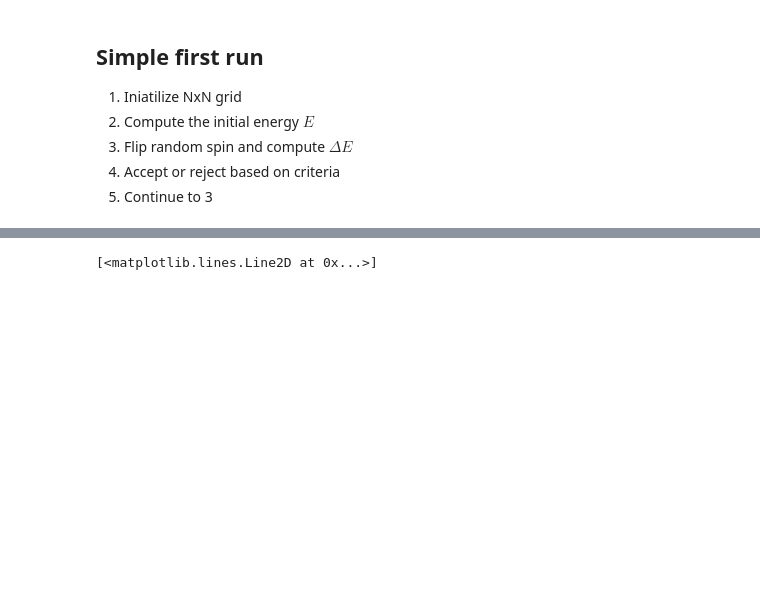
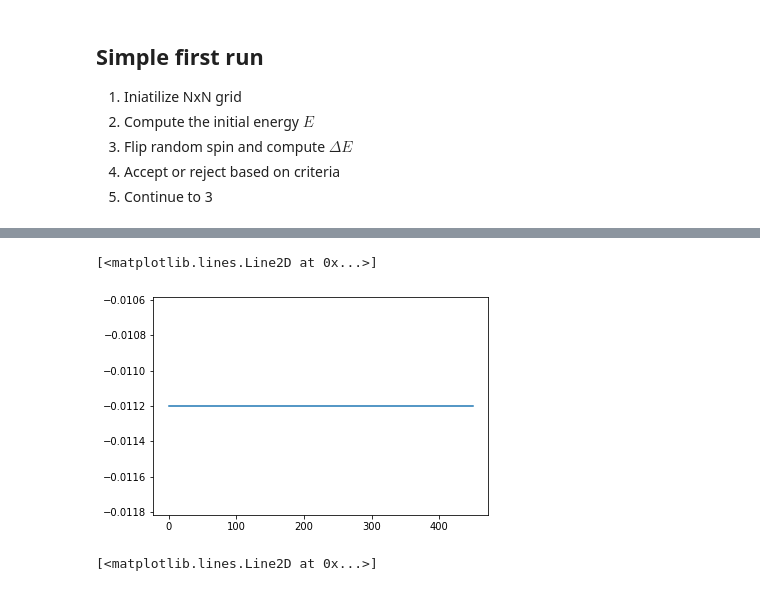
Before and after one commit to danlkv/ising_model, a Jupyter notebook: syntesis/Ising metropolis.ipynb, the cells around one changed output, grey strips where cells are left out. Saved outputs shown, nothing was run; the diff lists cells and outputs as text; code cells hidden in the pictures; blank space fills up the shorter version.

```diff
--- a/syntesis/Ising metropolis.ipynb
+++ b/syntesis/Ising metropolis.ipynb
@@ -98,2 +168,7 @@ axs[1,1].plot(temps, list(map(np.std, mag_tm)))
+# %%
+plt.plot(mag_tm[0])
+# %% [output]
+[<matplotlib.lines.Line2D at 0x...>]
+[figure, added]
 # %%
 # smoothing
```
Also changed, not shown: parts of 10 cells of this notebook, 4 other files.
